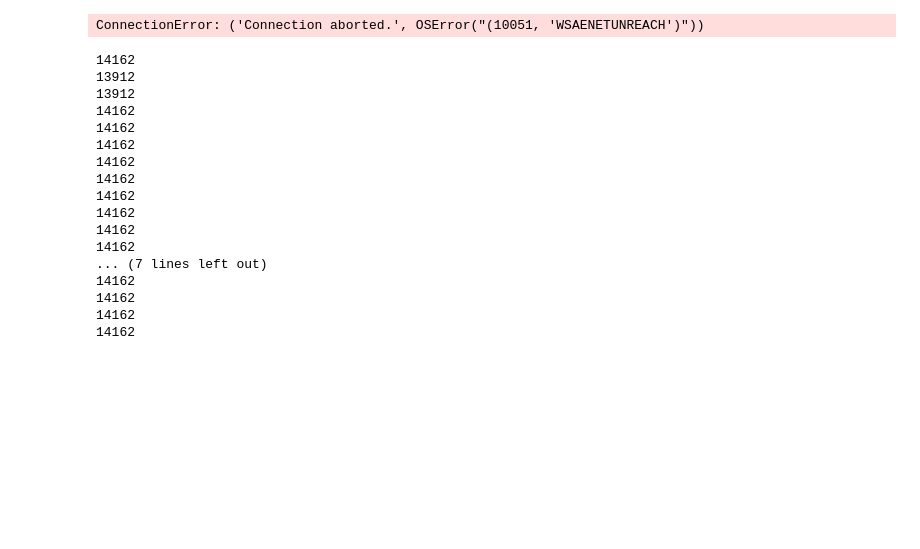
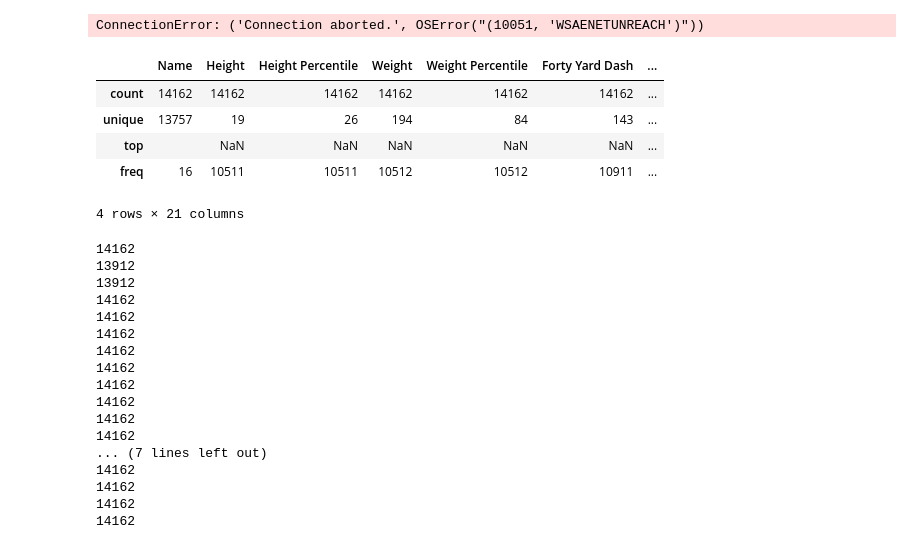
Before and after one commit to nberman12/NFL-ETL-Project, a Jupyter notebook: Daniel/rotowire.ipynb, the cells around one changed output. Saved outputs shown, nothing was run; the diff lists cells and outputs as text; code cells hidden in the pictures; blank space fills up the shorter version.

Commit message:
cleaned rotowire table

```diff
--- a/Daniel/rotowire.ipynb
+++ b/Daniel/rotowire.ipynb
@@ -194,3 +195,12 @@ rotowire_df = pd.DataFrame({
     "Arm Length Percentile":arm_list_p
 })
 rotowire_df.to_csv("rotowire/rotowire.csv")
+# %%
+rotowire_df.describe()
+# %% [output]
+|  | Name | Height | Height Percentile | Weight | Weight Percentile | Forty Yard Dash | ... |
+| count | 14162 | 14162 | 14162 | 14162 | 14162 | 14162 | ... |
+| unique | 13757 | 19 | 26 | 194 | 84 | 143 | ... |
+| top |  | NaN | NaN | NaN | NaN | NaN | ... |
+| freq | 16 | 10511 | 10511 | 10512 | 10512 | 10911 | ... |
+4 rows × 21 columns
```
Also changed, not shown: parts of 3 cells of this notebook, 2 other files.
